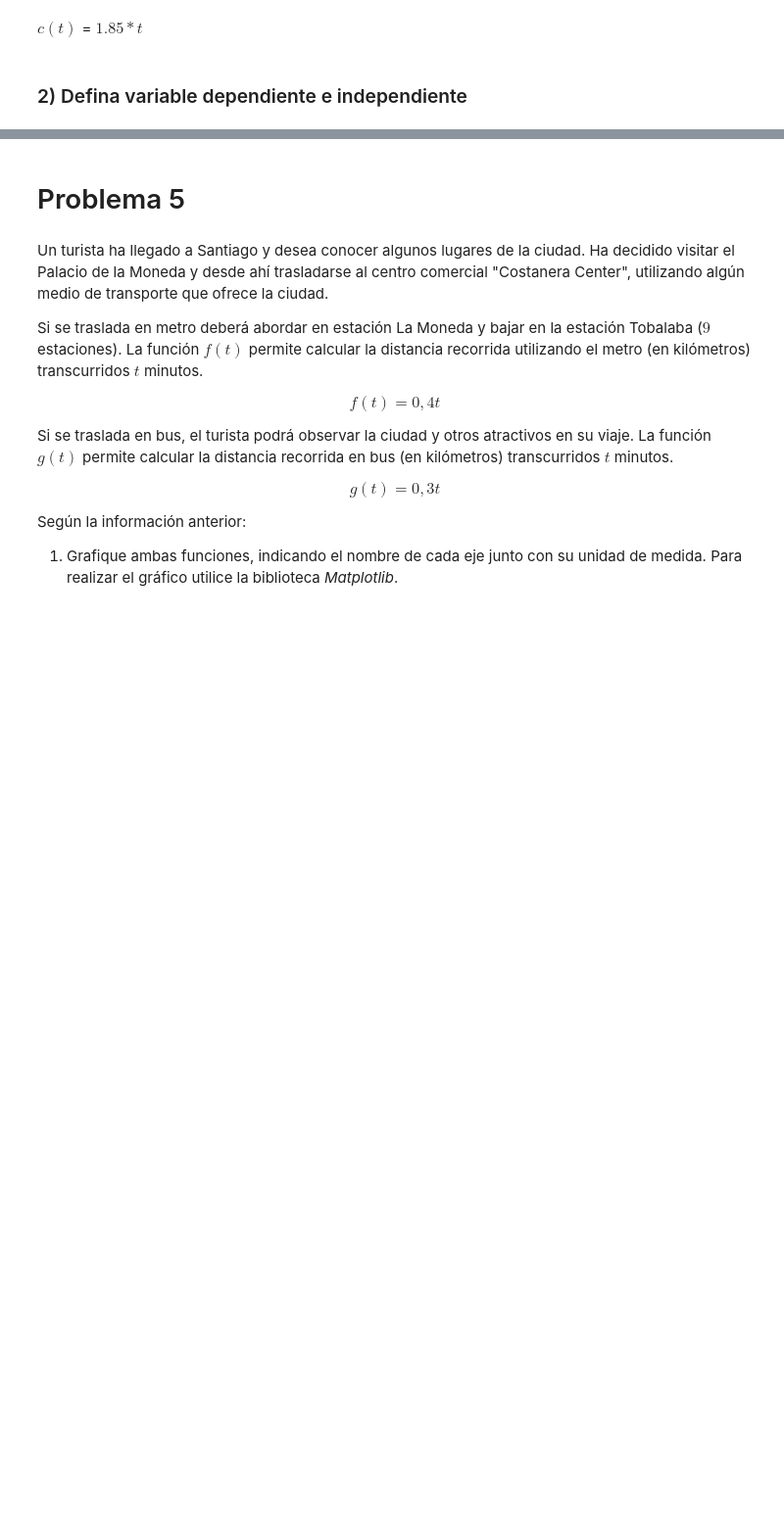
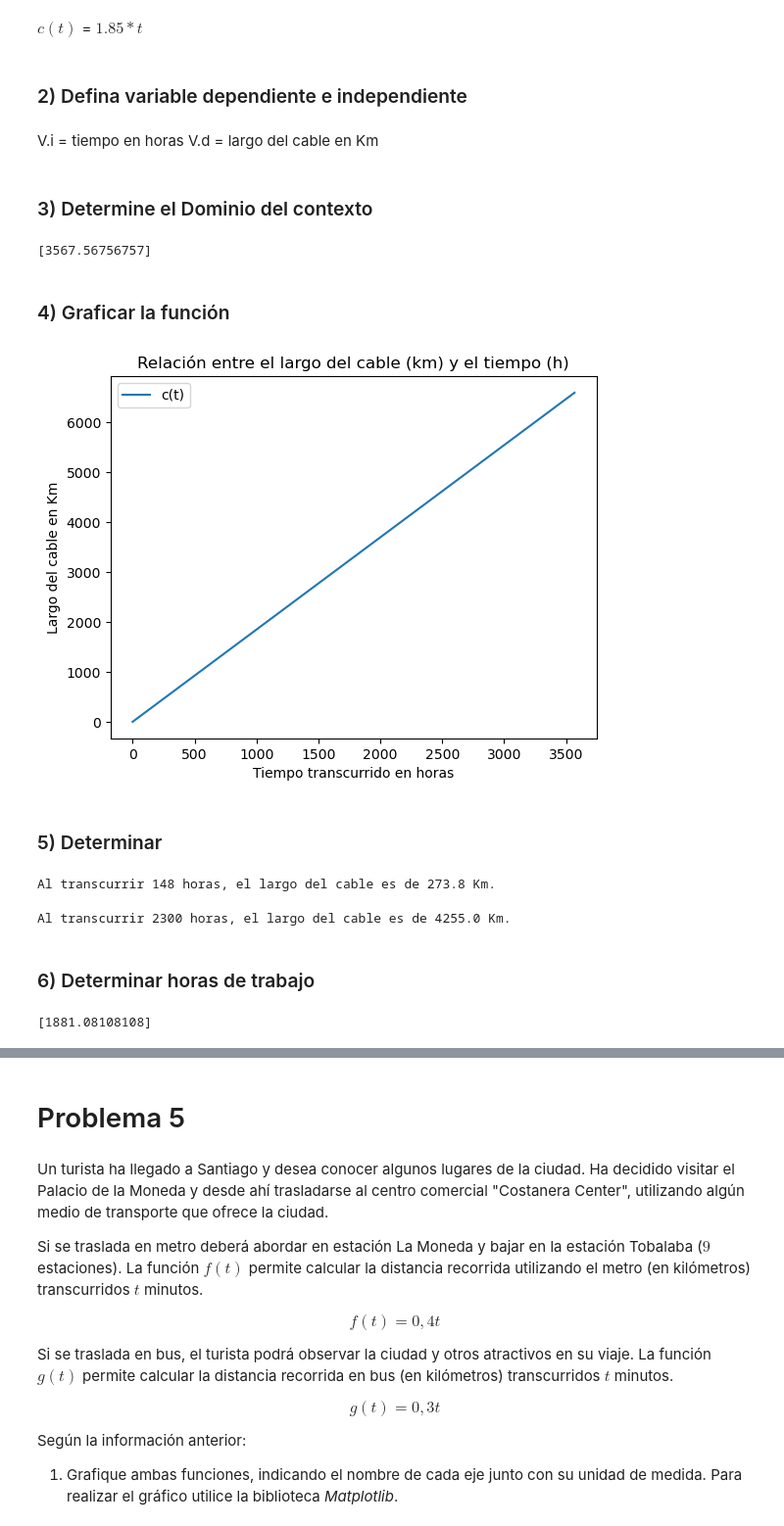
Before and after one commit to Roten-chan/Matem-tica-aplicada-p, a Jupyter notebook: Matemática aplicada/Guia 1/G1_Funciones.ipynb, the cells around one changed output, grey strips where cells are left out. Shown at 98% size. Saved outputs shown, nothing was run; the diff lists cells and outputs as text; code cells hidden in the pictures; blank space fills up the shorter version.

```diff
--- a/Matemática aplicada/Guia 1/G1_Funciones.ipynb
+++ b/Matemática aplicada/Guia 1/G1_Funciones.ipynb
@@ -92,3 +92,8 @@ def c(t):
 $c(t)$ = $1.85*t$
 # %% [markdown]
 ### 2) Defina variable dependiente e independiente
+# %% [markdown]
+V.i = tiempo en horas
+V.d = largo del cable en Km
+# %% [markdown]
+### 3) Determine el Dominio del contexto
@@ -94,0 +103,33 @@ $c(t)$ = $1.85*t$
+# %%
+t = np.linspace (0,100,1)
+sol = fsolve(f,t)
+print(sol)
+# %% [output]
+[3567.56756757]
+# %% [markdown]
+### 4) Graficar la función
+# %%
+def c(t):
+    return 1.85 * t
+
+t = np.arange(0, 3568, 0.1)
+plt.plot(t, c(t), label = 'c(t)')
+plt.title('Relación entre el largo del cable (km) y el tiempo (h)')
+plt.ylabel('Largo del cable en Km')
+plt.xlabel('Tiempo transcurrido en horas')
+plt.legend()
+plt.show()
+# %% [output]
+[figure, added]
+# %% [markdown]
+### 5) Determinar
+# %%
+print(f"Al transcurrir 148 horas, el largo del cable es de {c(148)} Km.")
+# %% [output]
+Al transcurrir 148 horas, el largo del cable es de 273.8 Km.
+# %%
+print(f"Al transcurrir 2300 horas, el largo del cable es de {c(2300)} Km.")
+# %% [output]
+Al transcurrir 2300 horas, el largo del cable es de 4255.0 Km.
+# %% [markdown]
+### 6) Determinar horas de trabajo
@@ -94,0 +139,6 @@ $c(t)$ = $1.85*t$
+# %%
+t = np.linspace (0,100,1)
+sol = fsolve(h,t)
+print(sol)
+# %% [output]
+[1881.08108108]
```
Also changed, not shown: parts of 14 cells of this notebook.
